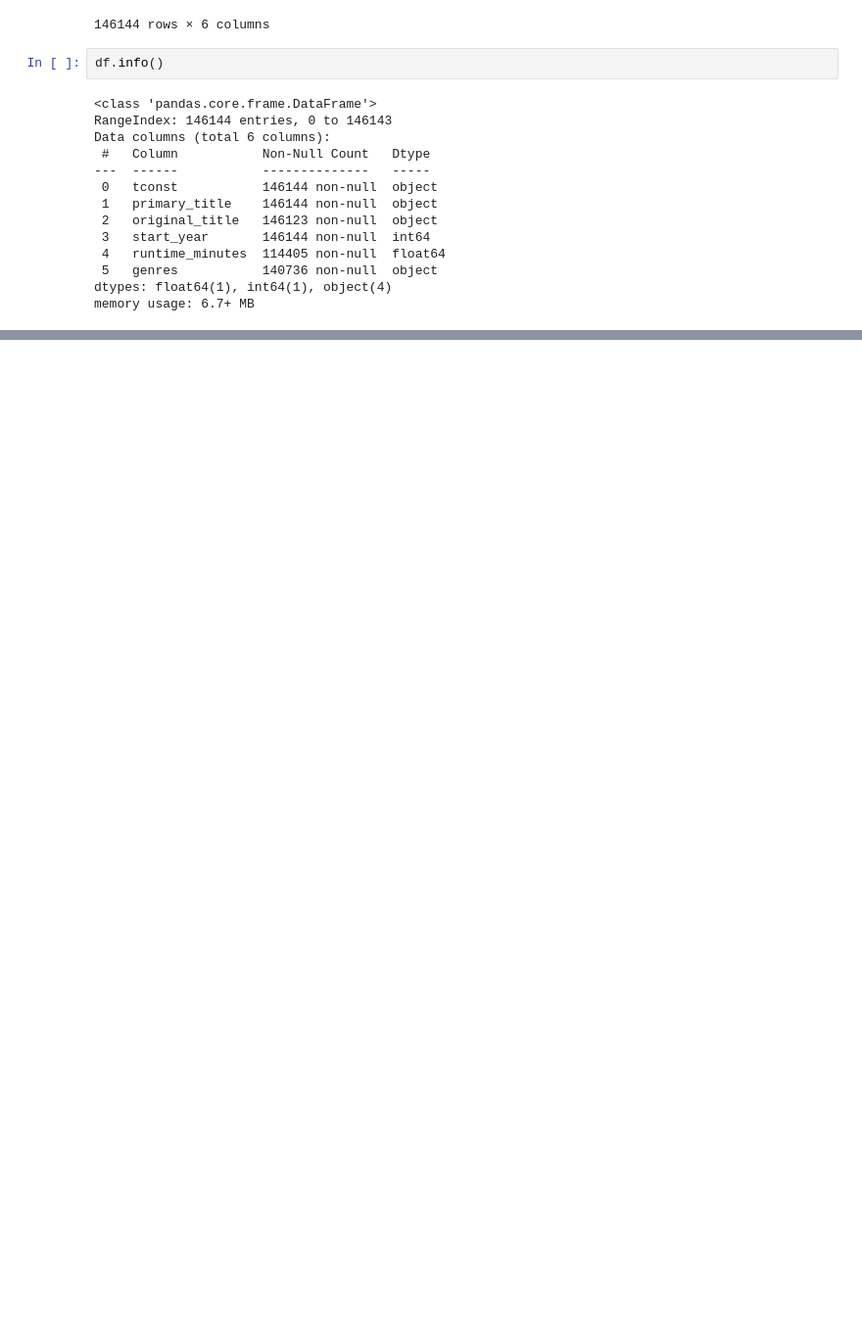
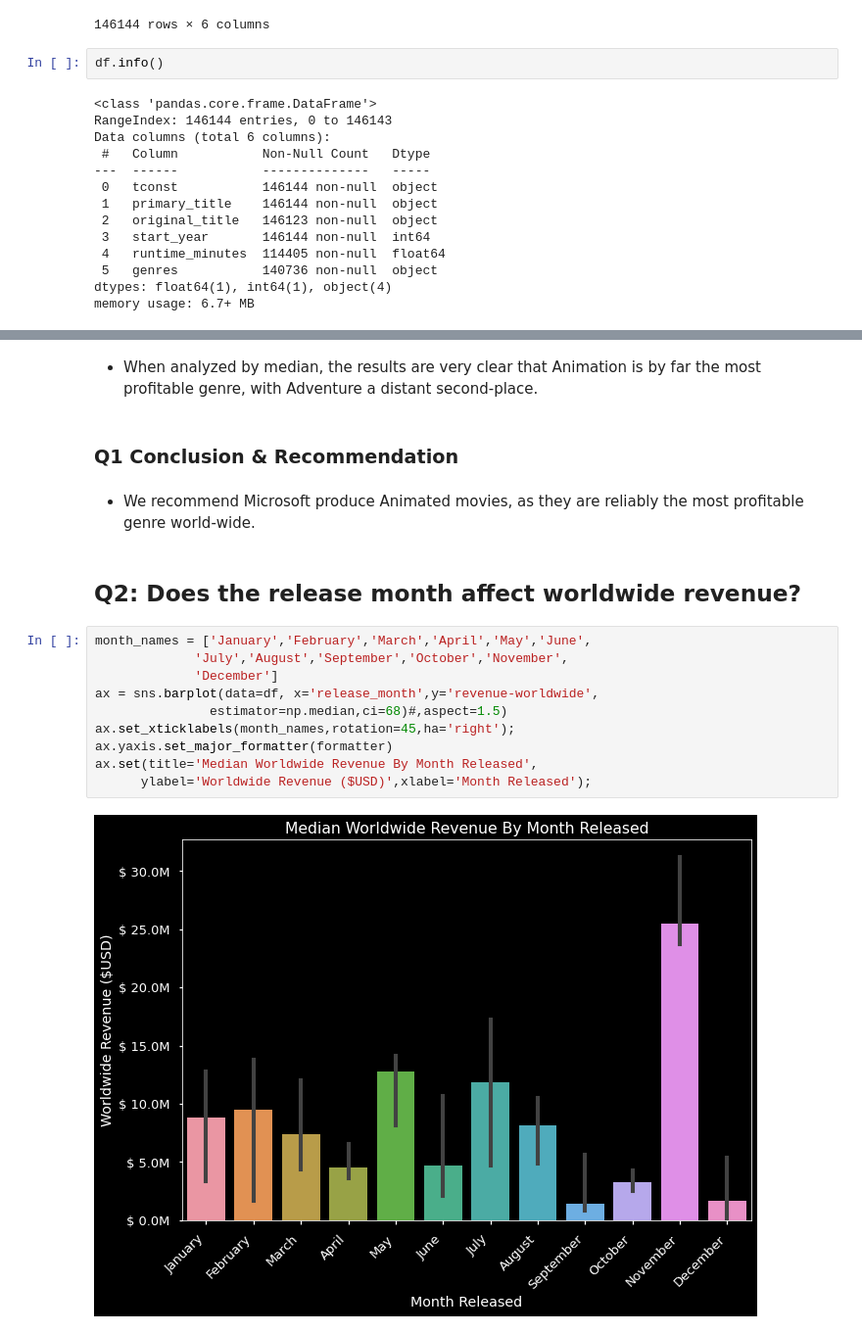
Before and after one commit to jirvingphd/dsc-phase-1-project, a Jupyter notebook: student-work-in-progress.ipynb, the cells around one changed output, grey strips where cells are left out. Shown at 98% size. Drawn from its saved outputs; the diff is of its cells as text; blank space fills up the shorter version.

```diff
--- a/student-work-in-progress.ipynb
+++ b/student-work-in-progress.ipynb
@@ -612,0 +773,20 @@ table
+# %% [markdown]
+- When analyzed by median, the results are very clear that Animation is by far the most profitable genre, with Adventure a distant second-place.
+# %% [markdown]
+### Q1 Conclusion & Recommendation
+# %% [markdown]
+- We recommend Microsoft produce Animated movies, as they are reliably the most profitable genre world-wide.
+# %% [markdown]
+## Q2: Does the release month affect worldwide revenue?
+# %%
+month_names = ['January','February','March','April','May','June',
+             'July','August','September','October','November',
+             'December']
+ax = sns.barplot(data=df, x='release_month',y='revenue-worldwide',
+               estimator=np.median,ci=68)#,aspect=1.5)
+ax.set_xticklabels(month_names,rotation=45,ha='right');
+ax.yaxis.set_major_formatter(formatter)
+ax.set(title='Median Worldwide Revenue By Month Released',
+      ylabel='Worldwide Revenue ($USD)',xlabel='Month Released');
+# %% [output]
+[figure, added]
```
Also changed, not shown: parts of 131 cells of this notebook, 22 other files.
